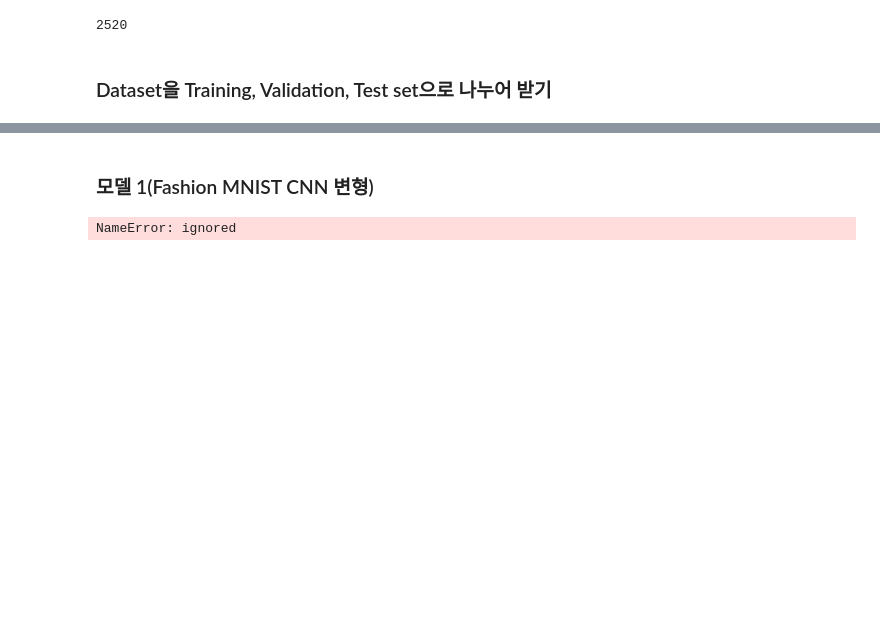
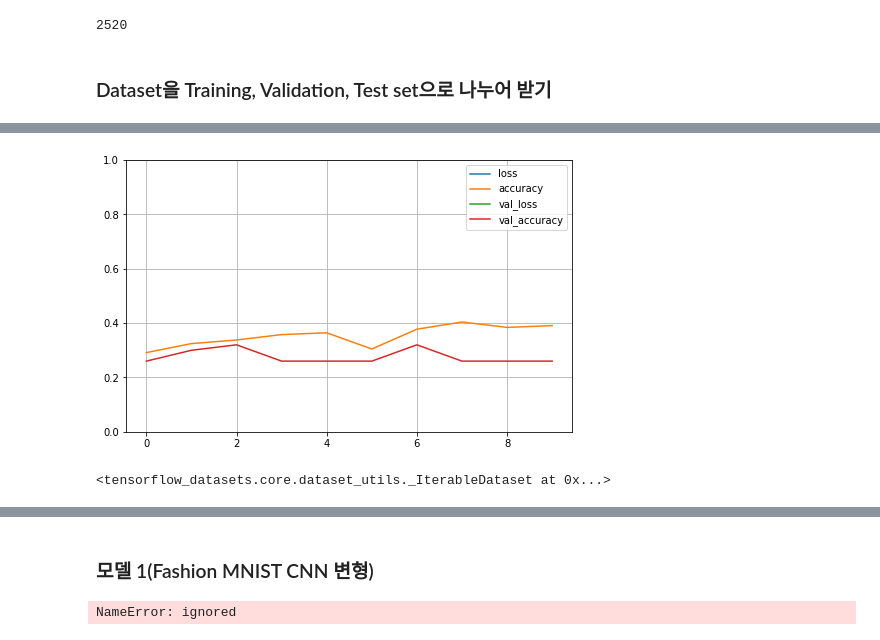
Before and after one commit to lungnahahd/ML_Prac, a Jupyter notebook: Rock_Paper_Scissors.ipynb, the cells around one changed output, grey strips where cells are left out. Saved outputs shown, nothing was run; the diff lists cells and outputs as text; code cells hidden in the pictures; blank space fills up the shorter version.

Commit message:
Fix : "Data Processing" 데이터 전처리 과정 수정

```diff
--- a/Rock_Paper_Scissors.ipynb
+++ b/Rock_Paper_Scissors.ipynb
@@ -33,12 +33,3 @@ dataset_size
 2520
 # %% [markdown]
 ### Dataset을 Training, Validation, Test set으로 나누어 받기
-# %%
-import tensorflow_datasets as tfds
-import numpy as np
-
-test_set_raw, valid_set_raw, train_set_raw = tfds.load("rock_paper_scissors", as_supervised=True,split=["train[:10%]", "train[10%:25%]","train[25%:]"])
-batch_size= 252
-#train_set =train_set_raw.batch(len(train_set_raw)).prefetch(1)
-#valid_set = valid_set_raw.batch(len(valid_set_raw)).prefetch(1)
-#test_set = test_set_raw.batch(len(test_set_raw)).prefetch(1)
@@ -50,0 +83,21 @@ Dataset rock_paper_scissors downloaded and prepared to /root/tensorflow_datasets
+# %%
+from functools import partial
+
+DefaultConv2D = partial(keras.layers.Conv2D, kernel_size=3, activation='relu', padding="SAME")
+
+model = keras.models.Sequential([
+    DefaultConv2D(filters=64, kernel_size=7, input_shape=[300, 300, 3]),
+    keras.layers.MaxPooling2D(pool_size=2),
+    DefaultConv2D(filters=128),
+    DefaultConv2D(filters=128),
+    keras.layers.MaxPooling2D(pool_size=2),
+    DefaultConv2D(filters=256),
+    DefaultConv2D(filters=256),
+    keras.layers.MaxPooling2D(pool_size=2),
+    keras.layers.Flatten(),
+    keras.layers.Dense(units=128, activation='relu'),
+    keras.layers.Dropout(0.5),
+    keras.layers.Dense(units=64, activation='relu'),
+    keras.layers.Dropout(0.5),
+    keras.layers.Dense(units=3, activation='softmax'),
+])
@@ -50,0 +106,4 @@ Dataset rock_paper_scissors downloaded and prepared to /root/tensorflow_datasets
+# %%
+model.compile(loss="sparse_categorical_crossentropy", optimizer="nadam", metrics=["accuracy"])
+early_stopping = keras.callbacks.EarlyStopping(patience=5, restore_best_weights=True)
+history = model.fit(x_train_set, y_train_set, epochs=10, validation_data=(x_valid_set, y_valid_set), callbacks=early_stopping)
@@ -50,0 +136,8 @@ Dataset rock_paper_scissors downloaded and prepared to /root/tensorflow_datasets
+# %%
+pd.DataFrame(history.history).plot(figsize=(8,5))
+plt.grid(True)
+plt.gca().set_ylim(0,1)
+#save_fig("keras_learning_curves_plot")
+plt.show()
+# %% [output]
+[figure, added]
@@ -50,0 +175,4 @@ Dataset rock_paper_scissors downloaded and prepared to /root/tensorflow_datasets
+# %%
+ds = tfds.as_numpy(train_set)
+# %% [output]
+<tensorflow_datasets.core.dataset_utils._IterableDataset at 0x...>
```
Also changed, not shown: parts of 18 cells of this notebook.
